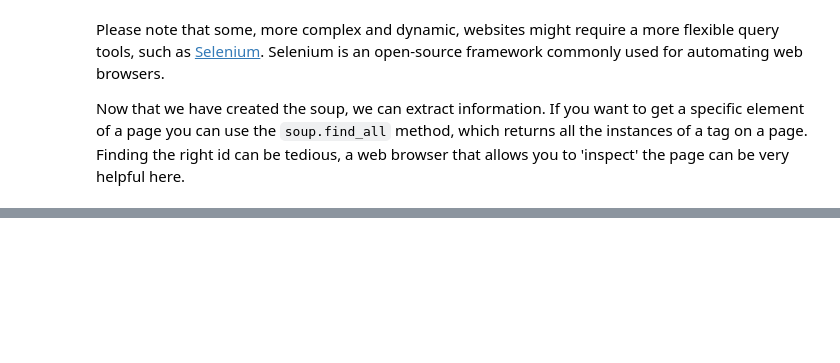
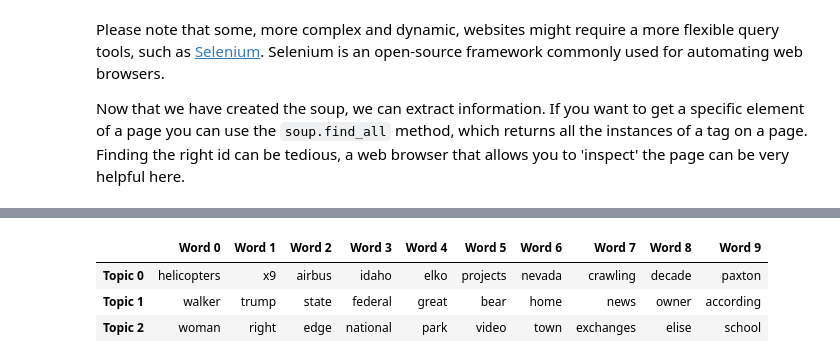
Before and after one commit to iwh-halle/FinancialDataAnalytics, a Jupyter notebook: slides_pt5.ipynb, the cells around one changed output, grey strips where cells are left out. Saved outputs shown, nothing was run; the diff lists cells and outputs as text; code cells hidden in the pictures; blank space fills up the shorter version.

```diff
--- a/slides_pt5.ipynb
+++ b/slides_pt5.ipynb
@@ -160,0 +250,45 @@ See: https://github.com/cafawo/FinancialDataAnalytics/blob/master/nonanswers.pdf
+# %%
+from sklearn.feature_extraction.text import CountVectorizer
+from sklearn.decomposition import LatentDirichletAllocation
+
+# Find all the news article summaries in the scraped data
+articles = soup.find_all('p', class_='Fz(14px) Lh(19px) Fz(13px)--sm1024 Lh(17px)--sm1024 LineClamp(2,38px) LineClamp(2,34px)--sm1024 M(0)')
+# Loop over each article in 'articles', extracts the text and appends it to 'raw_text
+documents = []
+for article in articles:
+    documents.append(article.text)
+
+# Preprocessing
+vectorizer = CountVectorizer(stop_words='english', lowercase=True)
+data_vectorized = vectorizer.fit_transform(documents)
+
+# Build LDA Model
+lda_model = LatentDirichletAllocation(n_components=3,                # Number of topics
+                                      max_iter=10,                   # Max learning iterations
+                                      learning_method='online',      # Faster
+                                      random_state=100,              # Random state
+                                      batch_size=5,                  # n docs in each learning iter
+                                     )
+lda_output = lda_model.fit_transform(data_vectorized)
+
+# Show top n keywords for each topic
+def show_topics(vectorizer=vectorizer, lda_model=lda_model, n_words=10):
+    keywords = np.array(vectorizer.get_feature_names_out())
+    topic_keywords = []
+    for topic_weights in lda_model.components_:
+        top_keyword_locs = (-topic_weights).argsort()[:n_words]
+        topic_keywords.append(keywords.take(top_keyword_locs))
+    return topic_keywords
+
+topic_keywords = show_topics(vectorizer=vectorizer, lda_model=lda_model, n_words=10)
+
+# Topic - Keywords Dataframe
+df_topic_keywords = pd.DataFrame(topic_keywords)
+df_topic_keywords.columns = ['Word '+str(i) for i in range(df_topic_keywords.shape[1])]
+df_topic_keywords.index = ['Topic '+str(i) for i in range(df_topic_keywords.shape[0])]
+display(df_topic_keywords)
+# %% [output]
+|  | Word 0 | Word 1 | Word 2 | Word 3 | Word 4 | Word 5 | Word 6 | Word 7 | Word 8 | Word 9 |
+| Topic 0 | helicopters | x9 | airbus | idaho | elko | projects | nevada | crawling | decade | paxton |
+| Topic 1 | walker | trump | state | federal | great | bear | home | news | owner | according |
+| Topic 2 | woman | right | edge | national | park | video | town | exchanges | elise | school |
```
Also changed, not shown: parts of 26 cells of this notebook, 1 other file.
